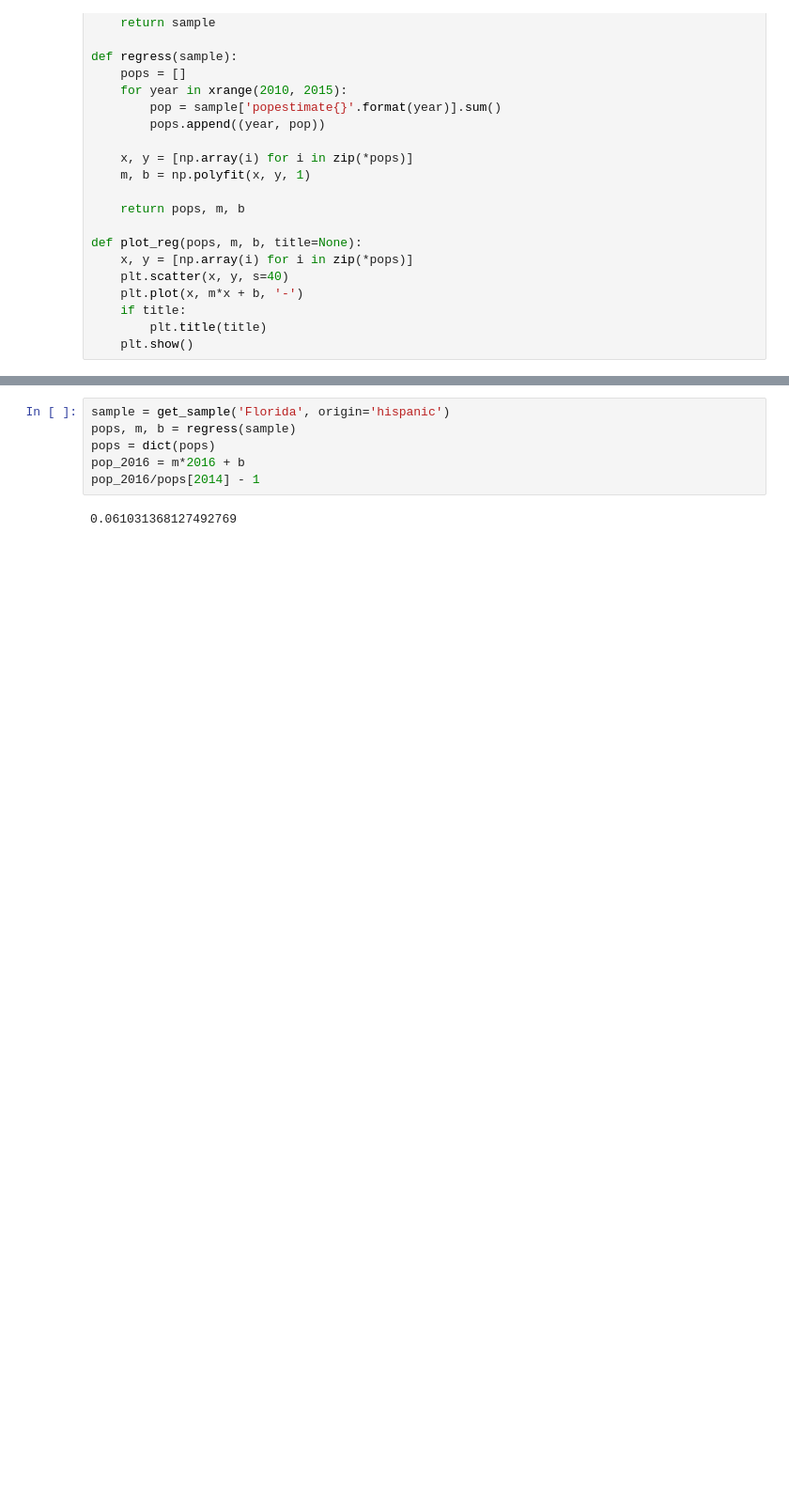
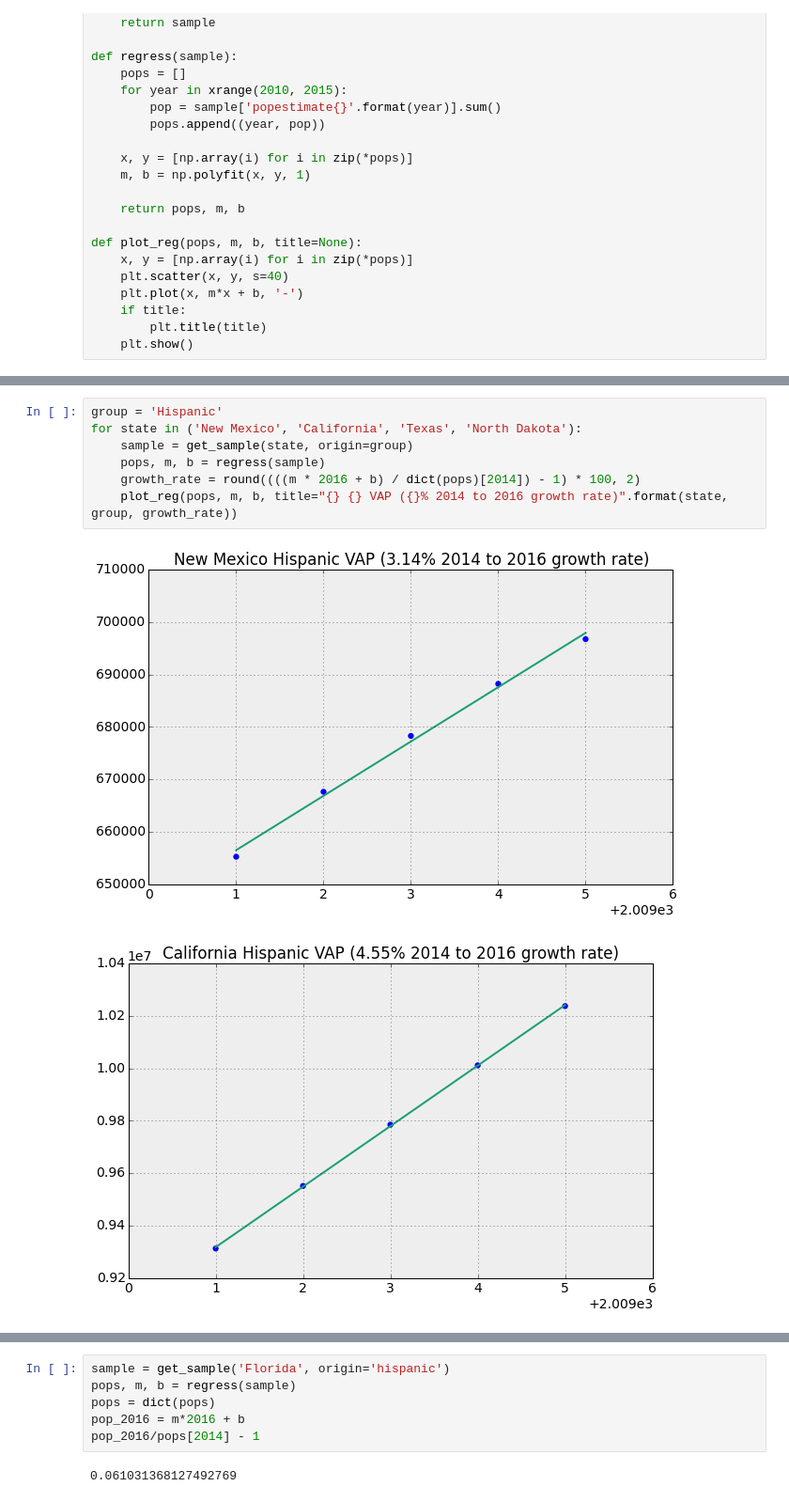
Before and after one commit to araftery/electoral_map, a Jupyter notebook: data_v2/data_v2.ipynb, the cells around one changed output, grey strips where cells are left out. Shown: that part at 94% size. Cells and saved outputs as stored; diff of their text form; blank space fills up the shorter version.

```diff
--- a/data_v2/data_v2.ipynb
+++ b/data_v2/data_v2.ipynb
@@ -116,0 +131,10 @@ plot_reg(pops, m, b, title="Florida Hispanic VAP")
+# %%
+group = 'Hispanic'
+for state in ('New Mexico', 'California', 'Texas', 'North Dakota'):
+    sample = get_sample(state, origin=group)
+    pops, m, b = regress(sample)
+    growth_rate = round((((m * 2016 + b) / dict(pops)[2014]) - 1) * 100, 2)
+    plot_reg(pops, m, b, title="{} {} VAP ({}% 2014 to 2016 growth rate)".format(state, group, growth_rate))
+# %% [output]
+[figure, added]
+[figure, added]
```
Also changed, not shown: parts of 5 cells of this notebook, 4 other files.
